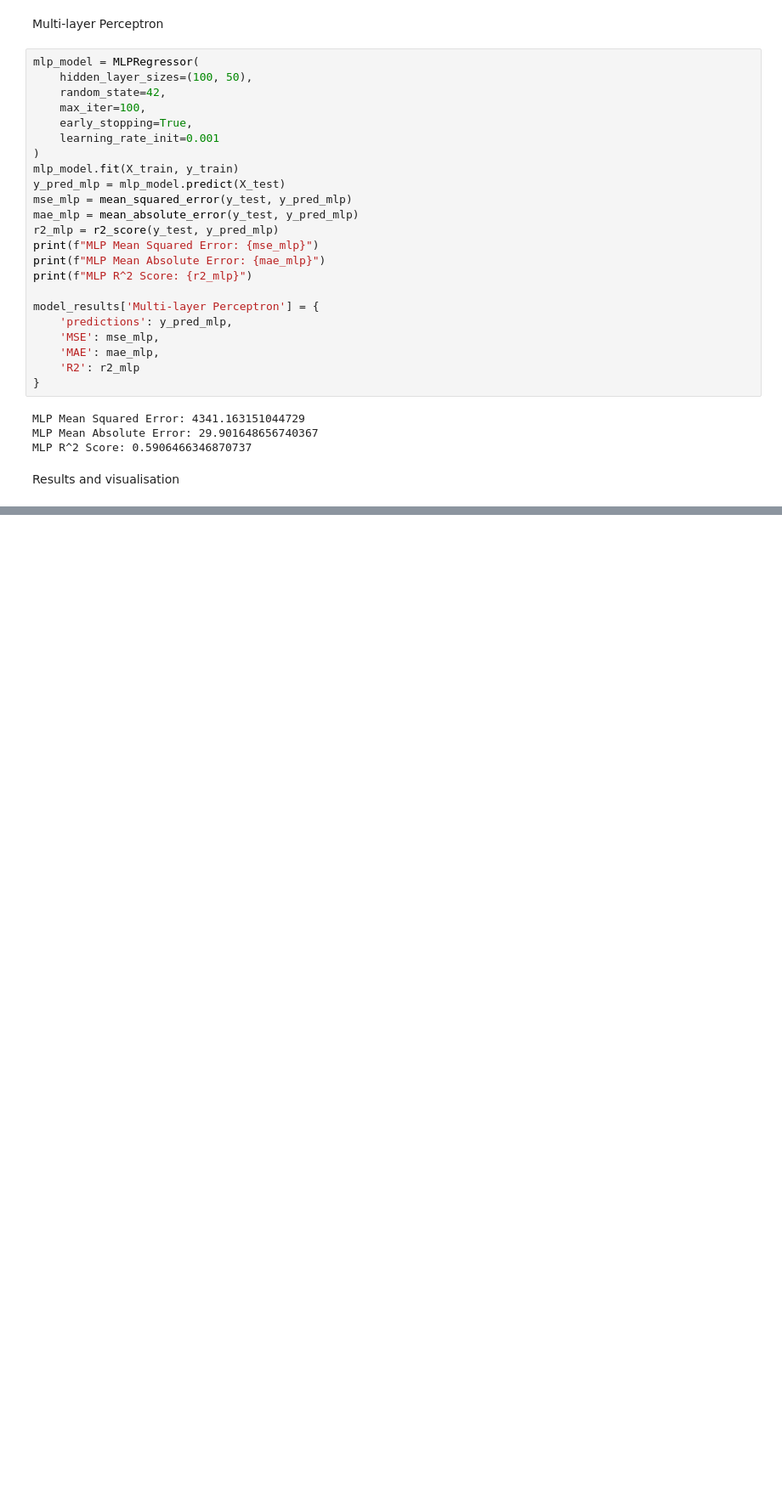
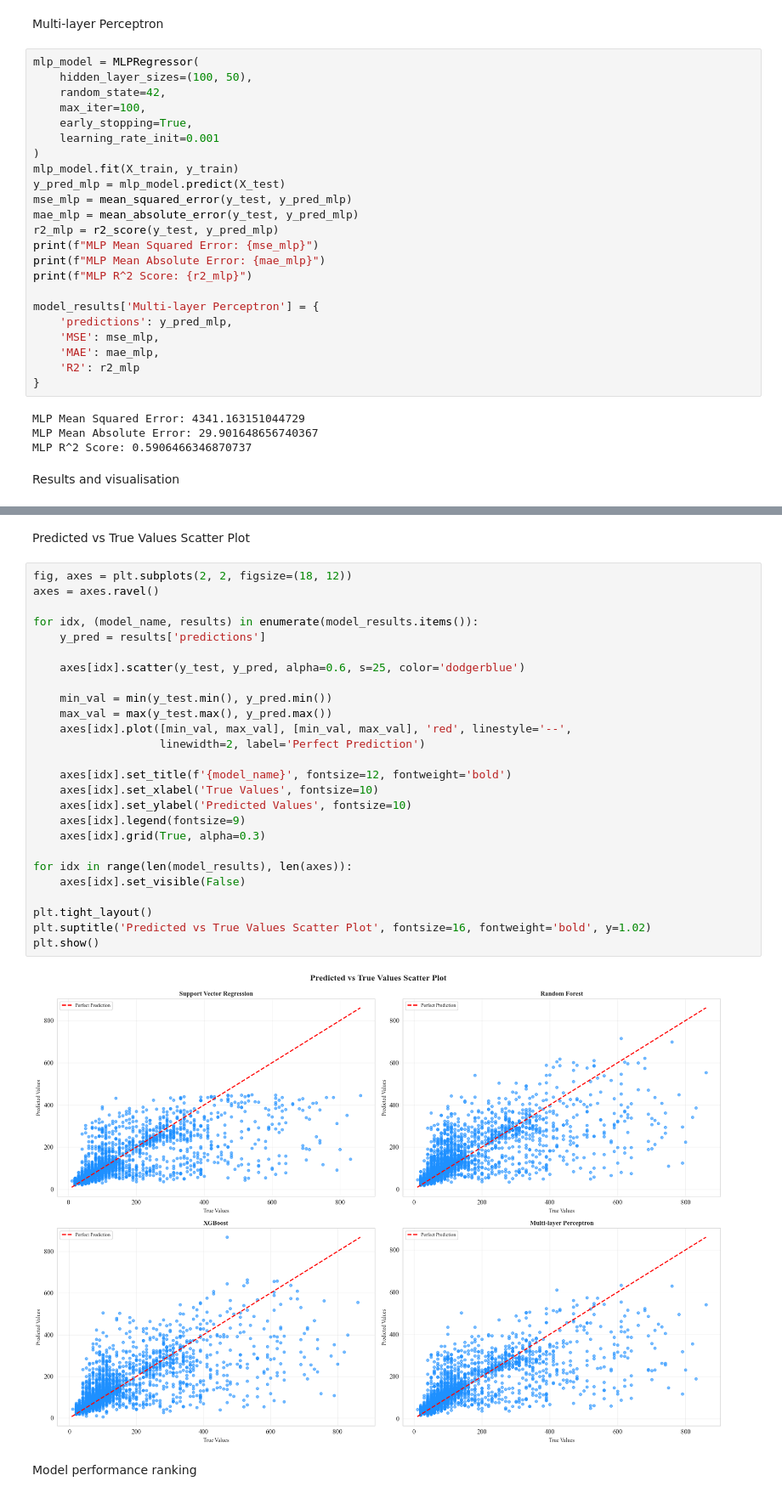
Before and after one commit to CatPieee/Appliances-Energy-Consumption-Forecasting-Using-Time-Series-Machine-Learning, a Jupyter notebook: notebooks/3.0-Traditional_ML_Experimentation.ipynb, the cells around one changed output, grey strips where cells are left out. Shown at 85% size. Cells and saved outputs as stored; diff of their text form; blank space fills up the shorter version.

```diff
--- a/notebooks/3.0-Traditional_ML_Experimentation.ipynb
+++ b/notebooks/3.0-Traditional_ML_Experimentation.ipynb
@@ -398,0 +330,32 @@ Different models excel in different metrics:
+# %% [markdown]
+Predicted vs True Values Scatter Plot
+# %%
+fig, axes = plt.subplots(2, 2, figsize=(18, 12))
+axes = axes.ravel()
+
+for idx, (model_name, results) in enumerate(model_results.items()):
+    y_pred = results['predictions']
+
+    axes[idx].scatter(y_test, y_pred, alpha=0.6, s=25, color='dodgerblue')
+
+    min_val = min(y_test.min(), y_pred.min())
+    max_val = max(y_test.max(), y_pred.max())
+    axes[idx].plot([min_val, max_val], [min_val, max_val], 'red', linestyle='--',
+                   linewidth=2, label='Perfect Prediction')
+
+    axes[idx].set_title(f'{model_name}', fontsize=12, fontweight='bold')
+    axes[idx].set_xlabel('True Values', fontsize=10)
+    axes[idx].set_ylabel('Predicted Values', fontsize=10)
+    axes[idx].legend(fontsize=9)
+    axes[idx].grid(True, alpha=0.3)
+
+for idx in range(len(model_results), len(axes)):
+    axes[idx].set_visible(False)
+
+plt.tight_layout()
+plt.suptitle('Predicted vs True Values Scatter Plot', fontsize=16, fontweight='bold', y=1.02)
+plt.show()
+# %% [output]
+[figure, added]
+# %% [markdown]
+Model performance ranking
```
Also changed, not shown: parts of 10 cells of this notebook, 3 other files.
